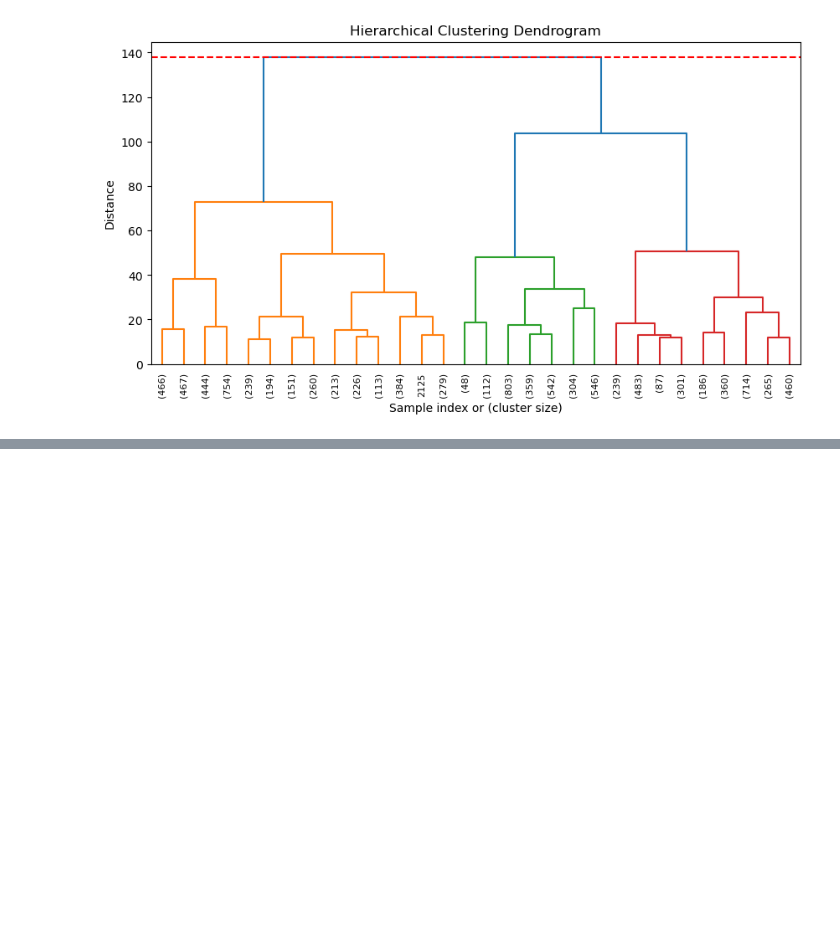
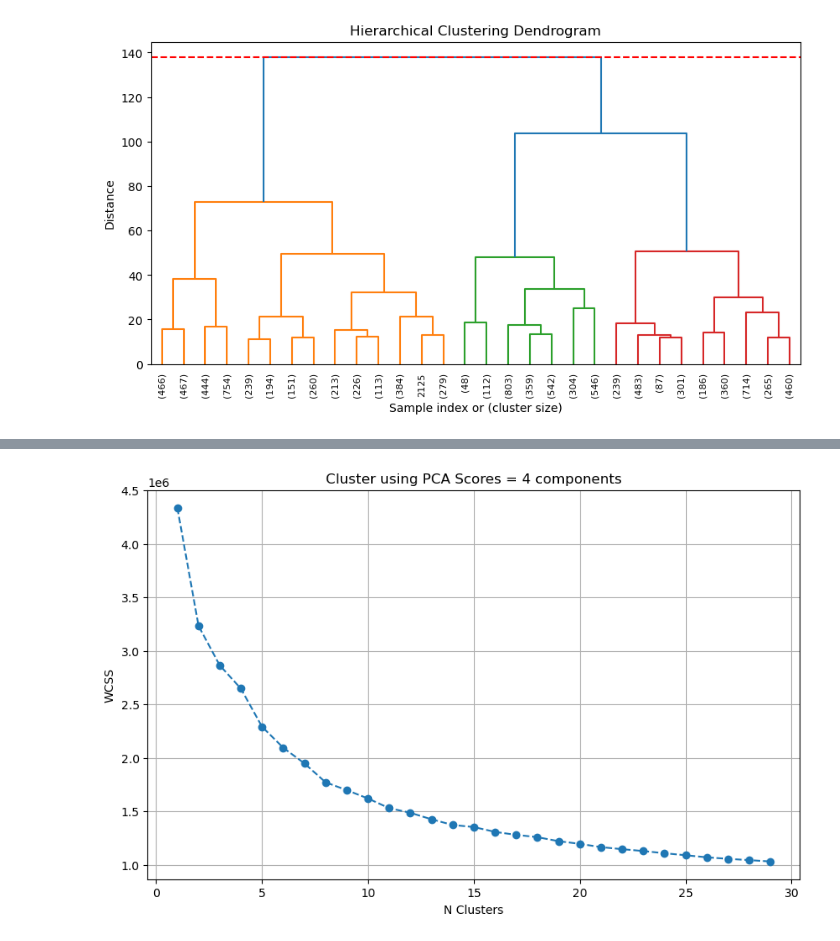
Before and after one commit to Simon-Simonsen/ML-project, a Jupyter notebook: PCA_cluster.ipynb, the cells around one changed output, grey strips where cells are left out. Cells and saved outputs as stored; diff of their text form; code cells hidden in the pictures; blank space fills up the shorter version.

Commit message:
Did clustering on the normal data set with Only 1 cat variable, vehgas, which is the same we use for the regressor

```diff
--- a/PCA_cluster.ipynb
+++ b/PCA_cluster.ipynb
@@ -407,3 +407,9 @@ plt.axhline(y=cut_off_distance, color='r', linestyle='--', label=f'Cut-off for k
 plt.show()
 # %% [output]
 [figure]
+# %%
+df_train = pd.read_csv("/Users/simonbruun-simonsen/Desktop/ML-project/data/claims_train.csv")
+df_clean = df_train.drop(["IDpol","Region", "VehBrand", "Area"], axis=1)
+X_full = df_clean.loc[:, df_clean.columns != 'ClaimNb']
+# %%
+X_full = pd.get_dummies(X_full, columns=["VehGas"],dtype=int)
@@ -409,0 +432,20 @@ plt.show()
+# %%
+scaler = StandardScaler()
+X_full_scaled = scaler.fit_transform(X_full)
+# %%
+WCSS = []
+
+for i in range(1,30):
+  kmeans_pca = KMeans(n_clusters = i, init = "k-means++", random_state = 42)
+  kmeans_pca.fit(X_full_scaled)
+  WCSS.append(kmeans_pca.inertia_)
+# %%
+plt.figure(figsize = (10,6))
+plt.plot(range(1,30), WCSS, marker = "o", linestyle = "--")
+plt.grid()
+plt.title("Cluster using PCA Scores = 4 components")
+plt.ylabel("WCSS")
+plt.xlabel("N Clusters")
+plt.show()
+# %% [output]
+[figure, added]
```
Also changed, not shown: parts of 9 cells of this notebook, 1 other file.
